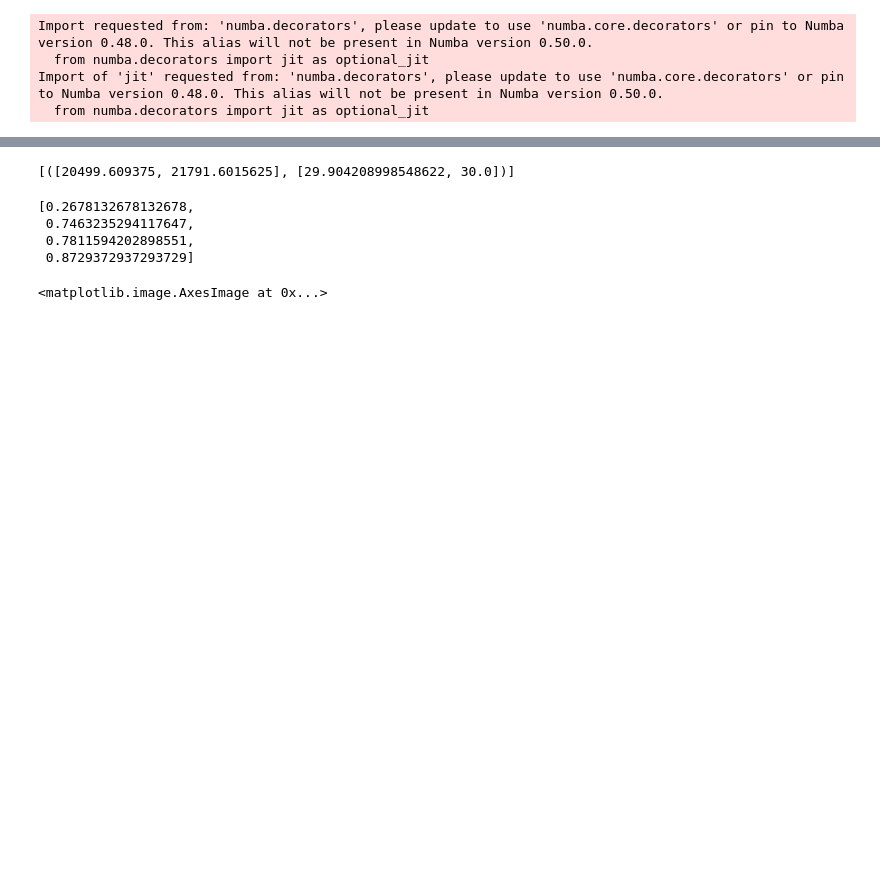
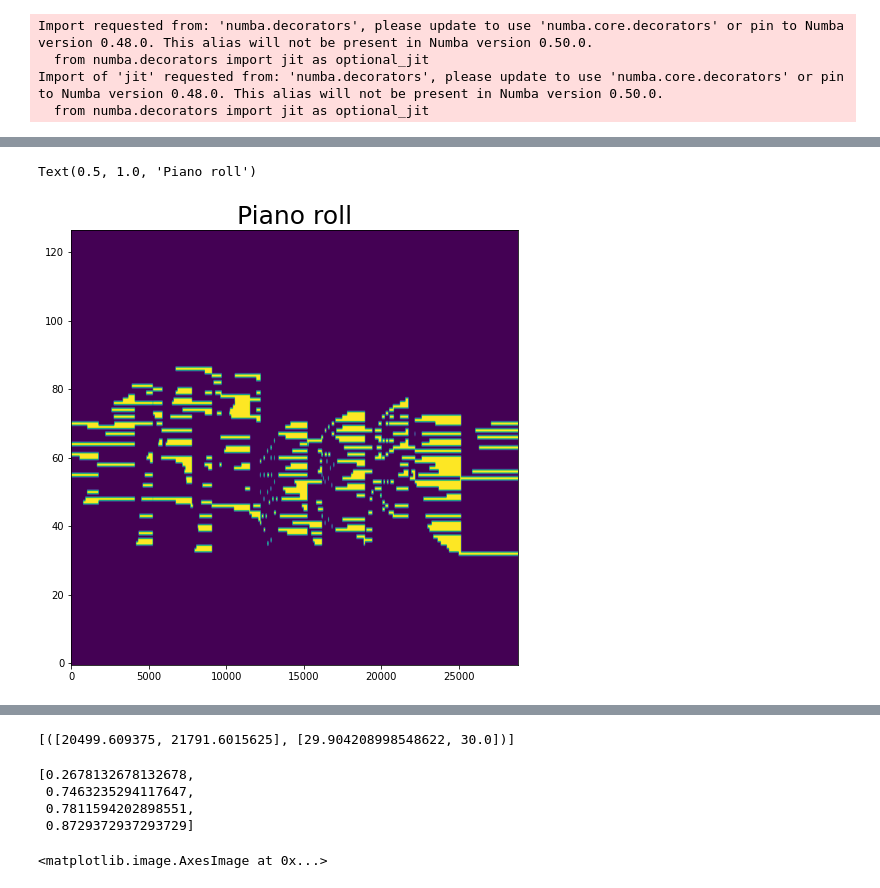
Before and after one commit to nicolasfigueiredo/integration, a Jupyter notebook: notebooks/cost-experiment/check_pct_refinement.ipynb, the cells around one changed output, grey strips where cells are left out. Cells and saved outputs as stored; diff of their text form; code cells hidden in the pictures; blank space fills up the shorter version.

```diff
--- a/notebooks/cost-experiment/check_pct_refinement.ipynb
+++ b/notebooks/cost-experiment/check_pct_refinement.ipynb
@@ -108,0 +179,7 @@ spec.shape[1]
+# %%
+plt.figure(figsize=[8,8])
+plt.imshow(np.array(proll > 0, dtype=int), origin='lower', aspect='auto')
+plt.title('Piano roll',fontsize=25)
+# %% [output]
+Text(0.5, 1.0, 'Piano roll')
+[figure, added]
```
Also changed, not shown: parts of 17 cells of this notebook, 12 other files.
